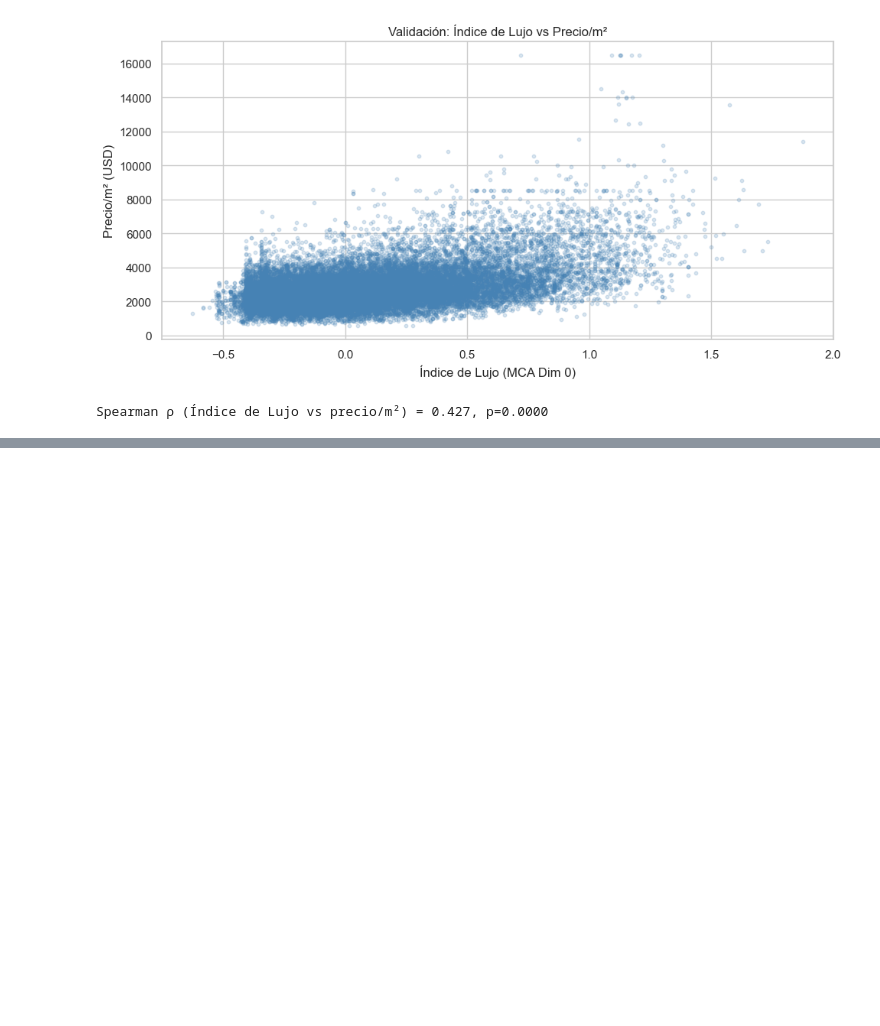
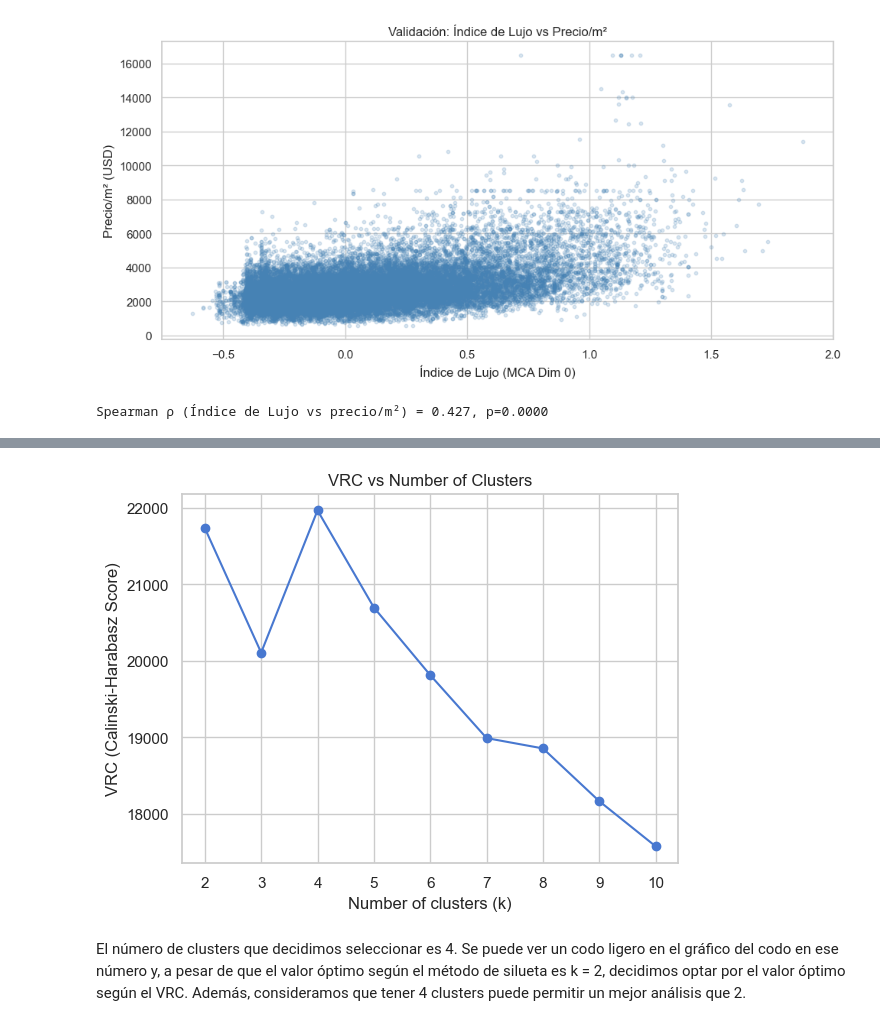
Before and after one commit to clararodriguezacevedo/descriptiva-real-estate, a Jupyter notebook: notebooks/TP3_Grupo_1.ipynb, the cells around one changed output, grey strips where cells are left out. Saved outputs shown, nothing was run; the diff lists cells and outputs as text; code cells hidden in the pictures; blank space fills up the shorter version.

```diff
--- a/notebooks/TP3_Grupo_1.ipynb
+++ b/notebooks/TP3_Grupo_1.ipynb
@@ -1067,0 +1102,12 @@ Spearman ρ (Índice de Lujo vs precio/m²) = 0.427, p=0.0000
+# %%
+VARS_CLUSTER = [
+    'precio_por_m2_usd', 'm2_total', 'antiguedad_años', 'indice_lujo']
+
+
+vars_cluster_ok = [v for v in VARS_CLUSTER if v in df.columns]
+
+# Usamos ventas USD para el clustering principal
+df_clust_base = df[vars_cluster_ok + ['barrio_oficial', 'precio_por_m2']].dropna()
+
+print(f'Registros para clustering: {len(df_clust_base):,}')
+print(f'Variables: {vars_cluster_ok}')
@@ -1067,0 +1171,11 @@ Spearman ρ (Índice de Lujo vs precio/m²) = 0.427, p=0.0000
+# %%
+plt.plot(K_RANGE, vrc, marker='o')
+plt.xlabel('Number of clusters (k)')
+plt.ylabel('VRC (Calinski-Harabasz Score)')
+plt.title('VRC vs Number of Clusters')
+plt.grid(True)
+plt.show()
+# %% [output]
+[figure, added]
+# %% [markdown]
+El número de clusters que decidimos seleccionar es 4. Se puede ver un codo ligero en el gráfico del codo en ese número y, a pesar de que el valor óptimo según el método de silueta es k = 2, decidimos optar por el valor óptimo según el VRC. Además, consideramos que tener 4 clusters puede permitir un mejor análisis que 2.
```
Also changed, not shown: parts of 27 cells of this notebook.
